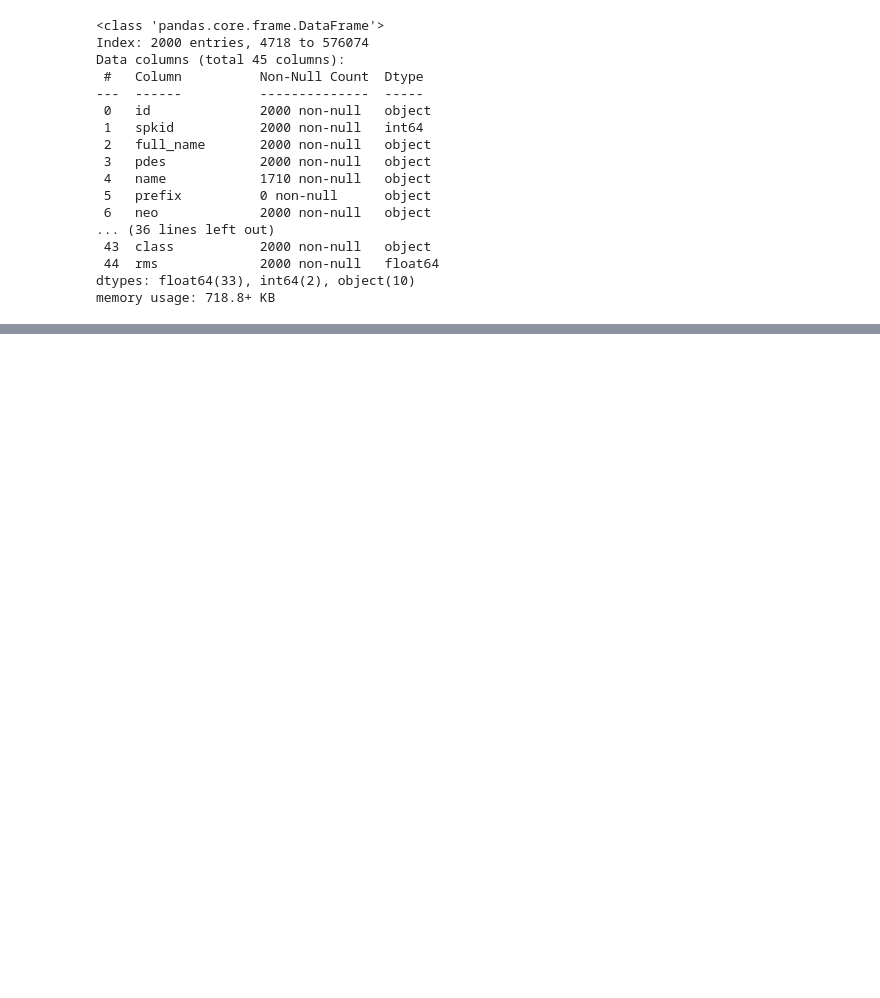
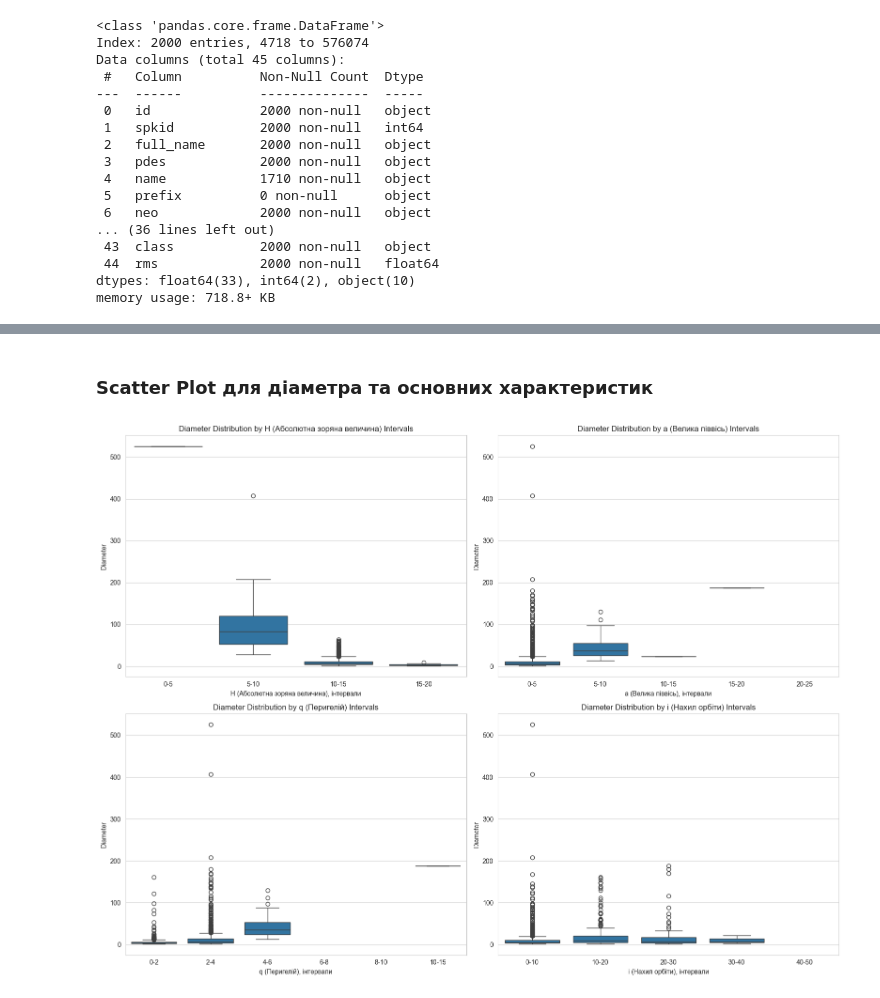
Before and after one commit to MykhailoMatsyshyn/asteroid-size-prediction, a Jupyter notebook: src/1_DataAnalysis.ipynb, the cells around one changed output, grey strips where cells are left out. Cells and saved outputs as stored; diff of their text form; code cells hidden in the pictures; blank space fills up the shorter version.

```diff
--- a/src/1_DataAnalysis.ipynb
+++ b/src/1_DataAnalysis.ipynb
@@ -236,0 +353,35 @@ memory usage: 718.8+ KB
+# %% [markdown]
+### Scatter Plot для діаметра та основних характеристик
+# %%
+import pandas as pd
+import matplotlib.pyplot as plt
+import seaborn as sns
+
+# Створення інтервалів для різних параметрів
+df['H_interval'] = pd.cut(df['H'], bins=[0, 5, 10, 15, 20], labels=['0-5', '5-10', '10-15', '15-20'])
+df['a_interval'] = pd.cut(df['a'], bins=[0, 5, 10, 15, 20, 25], labels=['0-5', '5-10', '10-15', '15-20', '20-25'])
+df['q_interval'] = pd.cut(df['q'], bins=[0, 2, 4, 6, 8, 10, 15], labels=['0-2', '2-4', '4-6', '6-8', '8-10', '10-15'])
+df['i_interval'] = pd.cut(df['i'], bins=[0, 10, 20, 30, 40, 50], labels=['0-10', '10-20', '20-30', '30-40', '40-50'])
+
+# Параметри для побудови
+interval_features = ['H_interval', 'a_interval', 'q_interval', 'i_interval']
+titles = {
+    'H_interval': 'H (Абсолютна зоряна величина)',
+    'a_interval': 'a (Велика піввісь)',
+    'q_interval': 'q (Перигелій)',
+    'i_interval': 'i (Нахил орбіти)'
+}
+
+# Налаштування розміру фігури
+plt.figure(figsize=(16, 12))
+for i, feature in enumerate(interval_features, 1):
+    plt.subplot(2, 2, i)
+    sns.boxplot(data=df, x=feature, y='diameter')
+    plt.title(f'Diameter Distribution by {titles[feature]} Intervals')
+    plt.xlabel(f'{titles[feature]}, інтервали')
+    plt.ylabel('Diameter')
+
+plt.tight_layout()
+plt.show()
+# %% [output]
+[figure, added]
```
Also changed, not shown: parts of 21 cells of this notebook.
